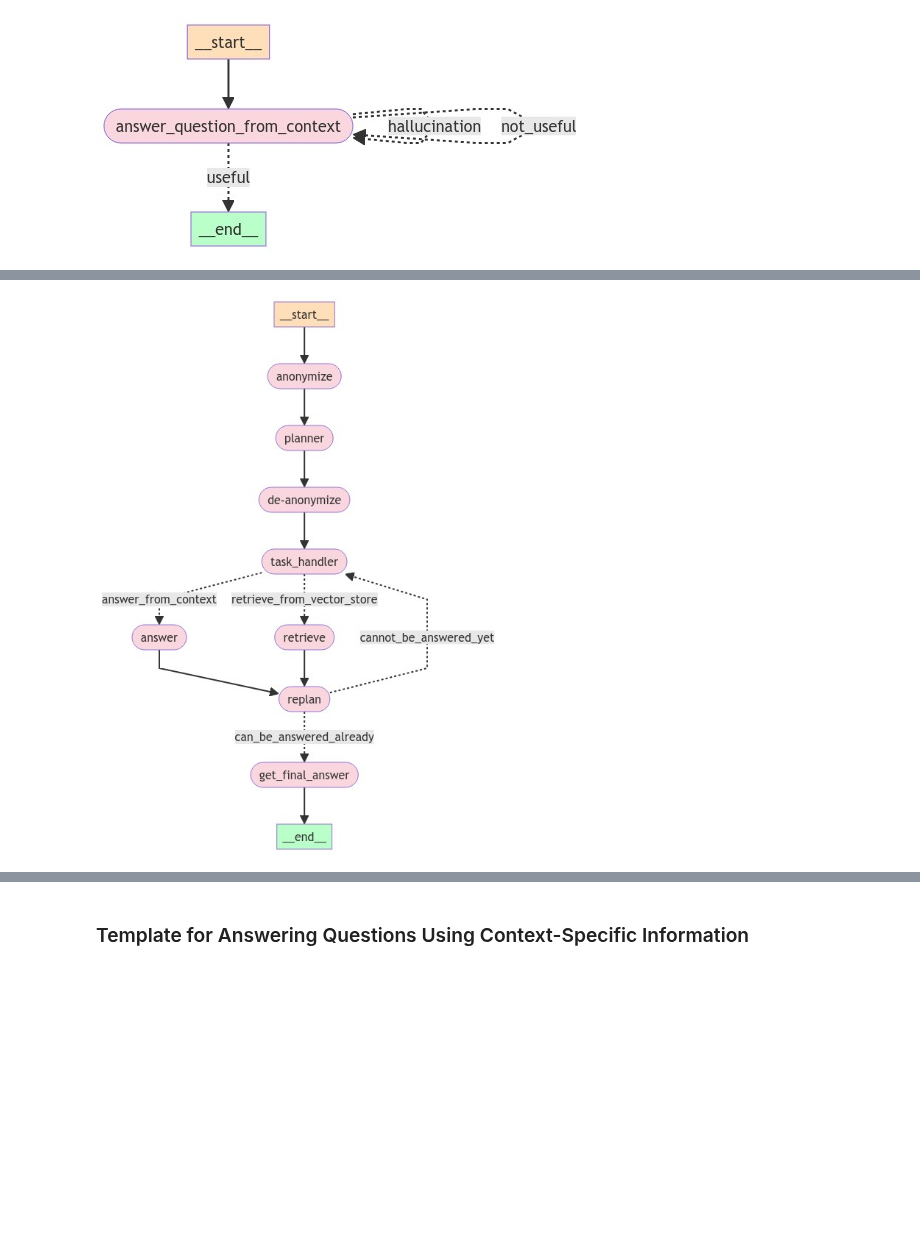
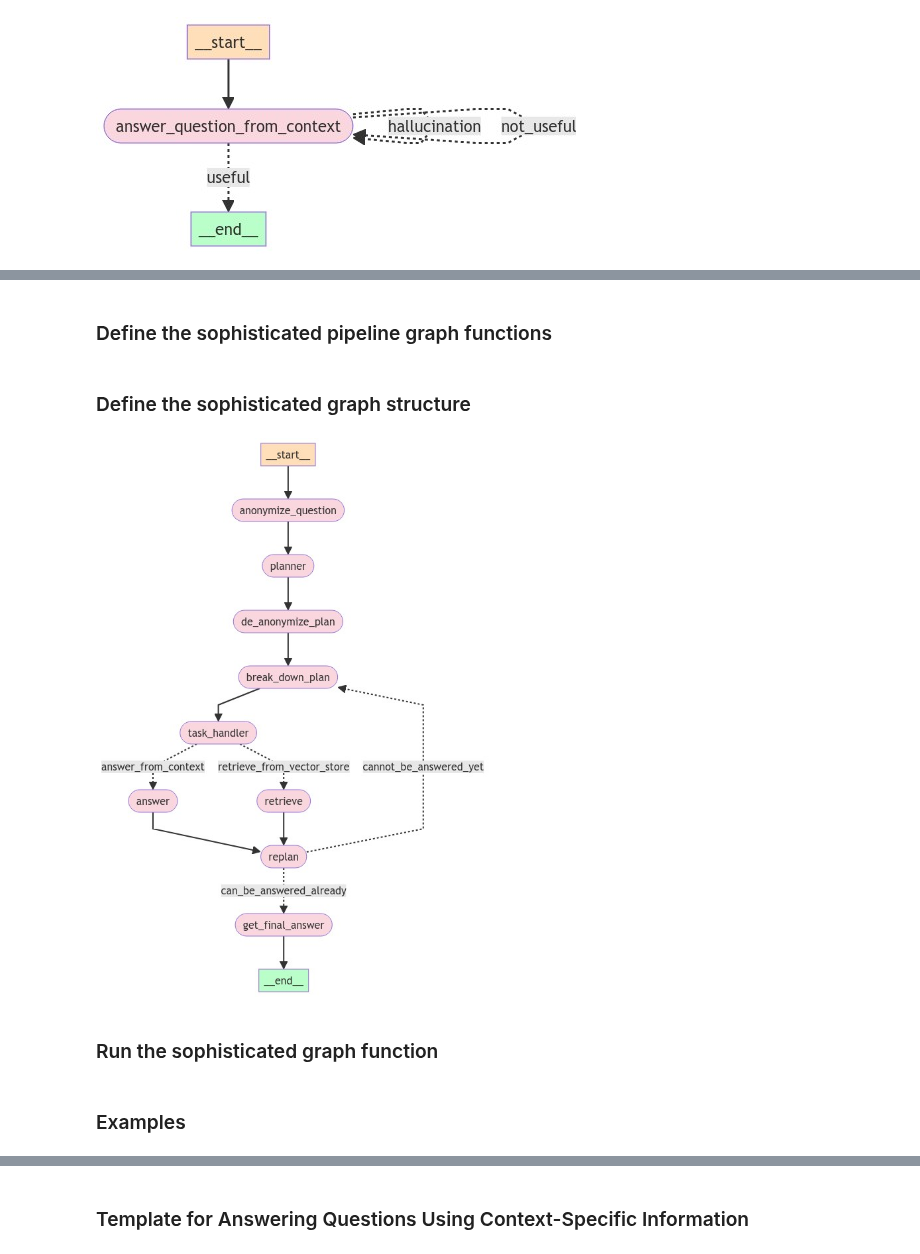
Before and after one commit to NirDiamant/Controllable-RAG-Agent, a Jupyter notebook: talk_to_harry_potter_complex_retriever.ipynb, the cells around one changed output, grey strips where cells are left out. Cells and saved outputs as stored; diff of their text form; code cells hidden in the pictures; blank space fills up the shorter version.

```diff
--- a/talk_to_harry_potter_complex_retriever.ipynb
+++ b/talk_to_harry_potter_complex_retriever.ipynb
@@ -212,11 +231,9 @@ def retrieve_context_per_question(state):
     context = " ".join(doc.page_content for doc in docs)
 
 
+
     print("Retrieving relevant chapter summaries...")
-    question = state["question"]
-
     docs_summaries = chapter_summaries_query_retriever.get_relevant_documents(state["question"])
-
 
     # Concatenate chapter summaries with citation information
     context_summaries = " ".join(
@@ -726,5 +831,0 @@ planner = planner_prompt | planner_llm.with_structured_output(Plan)
-# %%
-## example of how to use the planner
-question = {"question": "how did harry beat quirrell?"}
-my_plan = planner.invoke(question)
-print(my_plan)
@@ -837,11 +910,15 @@ de_anonymize_plan_chain = de_anonymize_plan_prompt | de_anonymize_plan_llm | dea
 # %%
 class CanBeAnsweredAlready(BaseModel):
     """Possible results of the action."""
-    can_be_answered: bool = Field(description="Whether the question can be fully answered or not.")
+    can_be_answered: bool = Field(description="Whether the question can be fully answered or not based on the given context.")
     explanation: str = Field(description="Explanation of the action.")
 
 can_be_answered_already_prompt_template = """You receive a query: {question} and a context: {context}.
-You need to determine if the question can be fully answered based on the context.
+You need to determine if the question can be fully answered relying only the given context.
+The only infomation you have and can rely on is the context you received.
+you have no prior knowledge of the question or the context.
+if you think the question can be fully answered, output 'true', otherwise output 'false'.
+make it plausible. don't output 'true' with too few information, but also don't require too much information to output 'true'.
 {format_instructions}"""
 
 can_be_answered_json_parser = JsonOutputParser(pydantic_object=CanBeAnsweredAlready)
@@ -852,5 +929,5 @@ can_be_answered_already_prompt = PromptTemplate(
     partial_variables={"format_instructions": can_be_answered_json_parser.get_format_instructions()},
 )
 
-can_be_answered_already_llm = ChatGroq(temperature=0, model_name="llama3-70b-8192", groq_api_key=groq_api_key, max_tokens=4000)
+can_be_answered_already_llm = ChatOpenAI(temperature=0, model_name="gpt-3.5-turbo-0125", max_tokens=2000)
 can_be_answered_already_chain = can_be_answered_already_prompt | can_be_answered_already_llm | can_be_answered_json_parser
@@ -874 +934,3 @@ deanonimized_plan: {'plan': ["Formulate the query 'How did Harry beat Quirrell?'
+# %% [markdown]
+### Define the sophisticated pipeline graph functions
 # %%
@@ -1013,15 +1084,23 @@ def can_be_answered(state: PlanExecute):
         return "cannot_be_answered_yet"
+# %% [markdown]
+### Define the sophisticated graph structure
 # %%
 from langgraph.graph import StateGraph
 
 agent_workflow = StateGraph(PlanExecute)
 
 # Add the anonymize node
-agent_workflow.add_node("anonymize", anonymize_queries)
+agent_workflow.add_node("anonymize_question", anonymize_queries)
+
 # Add the plan node
 agent_workflow.add_node("planner", plan_step)
+
+# Add the break down plan node
+
+agent_workflow.add_node("break_down_plan", break_down_plan_step)
+
 # Add the deanonymize node
-agent_workflow.add_node("de-anonymize", deanonymize_queries)
+agent_workflow.add_node("de_anonymize_plan", deanonymize_queries)
 
 # Add the qualitative retrieval node
 agent_workflow.add_node("retrieve", run_qualitative_retrieval_workflow)
@@ -1032,48 +1111,55 @@ agent_workflow.add_node("answer", run_qualtative_answer_workflow)
 # Add the task handler node
 agent_workflow.add_node("task_handler", run_task_handler_chain)
 
-
 # Add a replan node
 agent_workflow.add_node("replan", replan_step)
 
 # Add answer from context node
-
 agent_workflow.add_node("get_final_answer", run_qualtative_answer_workflow_for_final_answer)
 
 
-agent_workflow.set_entry_point("anonymize")
+
+# Set the entry point
+agent_workflow.set_entry_point("anonymize_question")
 
 # From anonymize we go to plan
-agent_workflow.add_edge("anonymize", "planner")
+agent_workflow.add_edge("anonymize_question", "planner")
 
 # From plan we go to deanonymize
-agent_workflow.add_edge("planner", "de-anonymize")
+agent_workflow.add_edge("planner", "de_anonymize_plan")
 
-# From deanonymize we go to task handler
+# From deanonymize we go to break down plan
 
-agent_workflow.add_edge("de-anonymize", "task_handler")
+agent_workflow.add_edge("de_anonymize_plan", "break_down_plan")
 
+# From break_down_plan we go to task handler
+agent_workflow.add_edge("break_down_plan", "task_handler")
+
+# From task handler we go to either retrieve or answer
 agent_workflow.add_conditional_edges("task_handler", retrieve_or_answer, {"retrieve_from_vector_store": "retrieve", "answer_from_context": "answer"})
 
-# From task handler we go to either retrieve or answer
-
+# After retrieving we go to replan
 agent_workflow.add_edge("retrieve", "replan")
 
+# After answering we go to replan
 agent_workflow.add_edge("answer", "replan")
 
-agent_workflow.add_conditional_edges("replan",can_be_answered, {"can_be_answered_already": "get_final_answer", "cannot_be_answered_yet": "task_handler"})
+# After replanning we check if the question can be answered, if yes we go to get_final_answer, if not we go to task_handler
+agent_workflow.add_conditional_edges("replan",can_be_answered, {"can_be_answered_already": "get_final_answer", "cannot_be_answered_yet": "break_down_plan"})
 
+# After getting the final answer we end
 agent_workflow.add_edge("get_final_answer", END)
-
-# agent_workflow.add_conditional_edges("replan", should_end, {"__end__": END, "continue": "task_handler"})
-
 
 
 plan_and_execute_app = agent_workflow.compile()
 
+
+
 display(Image(plan_and_execute_app.get_graph(xray=True).draw_mermaid_png()))
 # %% [output]
-[figure, old version]
+[figure, new version]
+# %% [markdown]
+### Run the sophisticated graph function
 # %%
 def execute_plan_and_print_steps(inputs, recursion_limit=20):
     config = {"recursion_limit": recursion_limit}
@@ -1089,2 +1176,4 @@ def execute_plan_and_print_steps(inputs, recursion_limit=20):
+# %% [markdown]
+### Examples
 # %%
 inputs = {"question": "how did harry beat quirrell?"}
```
Also changed, not shown: parts of 49 cells of this notebook.
